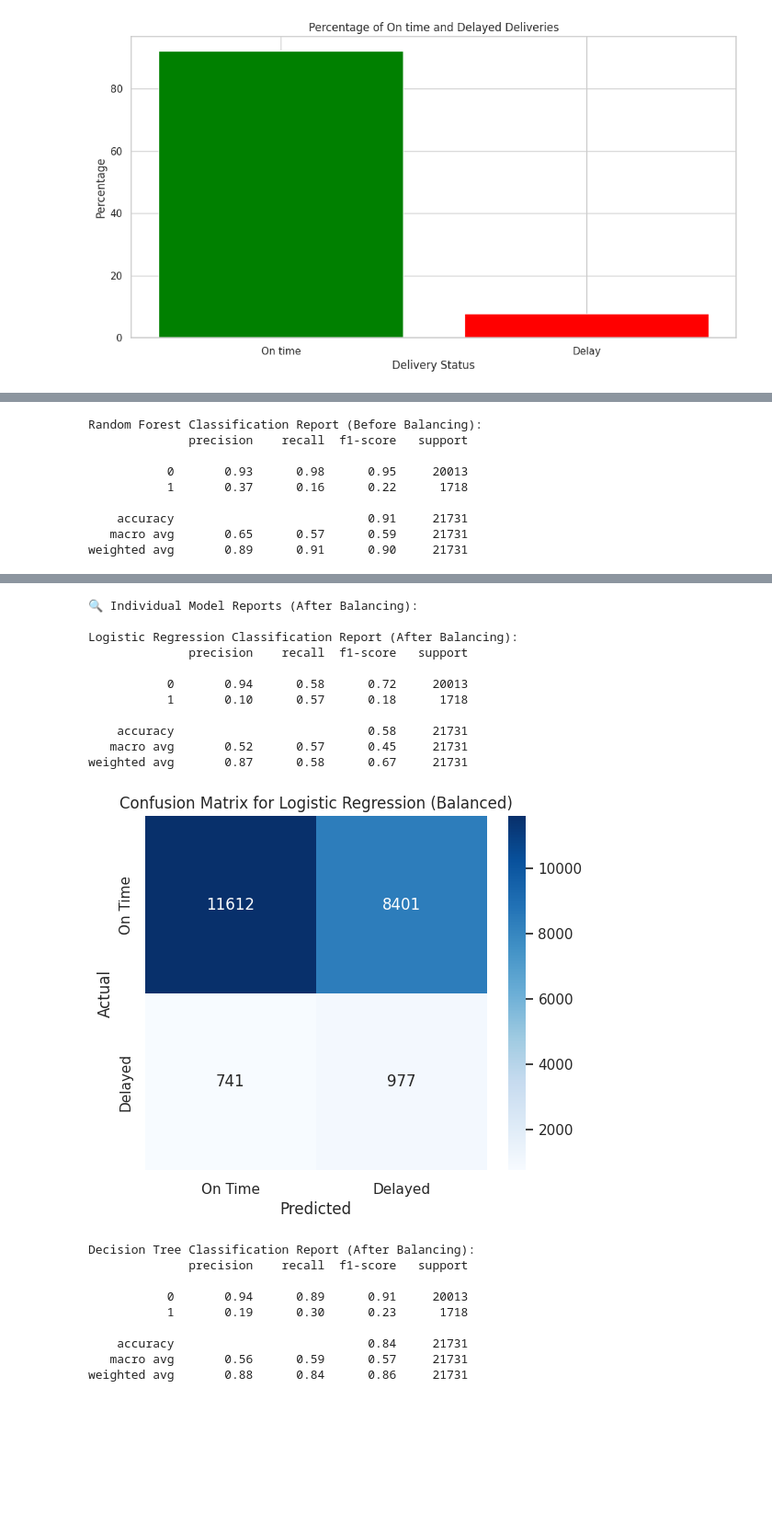
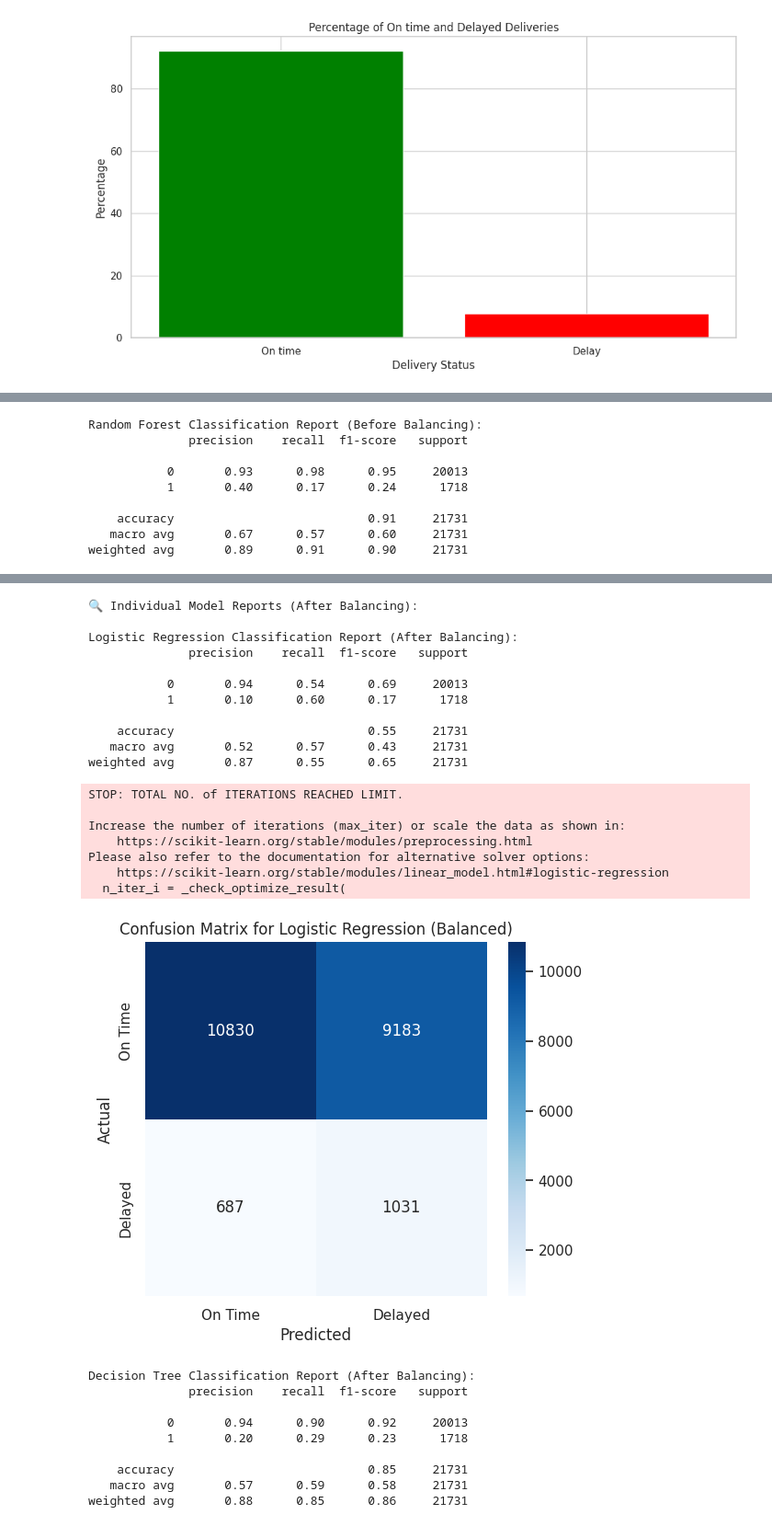
Before and after one commit to DavidRivAlm/Olist__delay_prediction_Ensemble_Project, a Jupyter notebook: Notebook/Olist_Shipping_Delay_Pipeline_Final.ipynb, the cells around one changed output, grey strips where cells are left out. Shown at 92% size. Cells and saved outputs as stored; diff of their text form; code cells hidden in the pictures; blank space fills up the shorter version.

```diff
--- a/Notebook/Olist_Shipping_Delay_Pipeline_Final.ipynb
+++ b/Notebook/Olist_Shipping_Delay_Pipeline_Final.ipynb
@@ -256,8 +272,8 @@ import matplotlib.pyplot as plt
 import joblib
 
 # ----------------------------------------
-# Define features and target variable
-X = df[['shipping_days', 'product_weight_g', 'customer_state_encoded', 'product_category_encoded']]
+# Define features and target variable (✅ seller_state_encoded included)
+X = df[['shipping_days', 'product_weight_g', 'customer_state_encoded', 'product_category_encoded', 'seller_state_encoded']]
 y = df['delay']
 
 # Split data into training and testing sets
@@ -288,7 +304,7 @@ def plot_confusion_matrix(y_true, y_pred, model_name):
     plt.ylabel('Actual')
     plt.show()
 
-# Train and evaluate each individual model without balancing first
+# Train and evaluate each individual model without balancing (optional analysis)
 print("\n🔍 Individual Model Reports (Before Balancing):")
 for name, model in models.items():
     model.fit(X_train, y_train)
@@ -308,6 +324,9 @@ for name, model in models.items():
     print(classification_report(y_test, y_pred, zero_division=0))
     plot_confusion_matrix(y_test, y_pred, f"{name} (Balanced)")
 
+    # ✅ Add accuracy to results for final comparison chart
+    results[name + " (Balanced)"] = model.score(X_test, y_test)
+
 # Create and evaluate VotingClassifier ensemble
 ensemble_model = VotingClassifier(estimators=[
     ('lr', LogisticRegression(class_weight='balanced')),
@@ -325,17 +344,28 @@ print(classification_report(y_test, y_pred_ensemble, zero_division=0))
 plot_confusion_matrix(y_test, y_pred_ensemble, "Voting Ensemble")
 
 # Compare model accuracy visually
-plt.figure(figsize=(8, 4))
+plt.figure(figsize=(10, 5))
 sns.barplot(x=list(results.keys()), y=list(results.values()), palette='Set2')
 plt.title('Model Accuracy Comparison')
 plt.ylabel('Accuracy')
 plt.ylim(0.5, 1.0)
+plt.xticks(rotation=25, ha='right')  # ✅ Rotación de texto
 plt.tight_layout()
 plt.show()
 
-# Save the ensemble model
+
+# Save all models
+joblib.dump(log_reg, 'logistic_regression_model.pkl')
+print("💾 Saved Logistic Regression model as 'logistic_regression_model.pkl'")
+
+joblib.dump(dec_tree, 'decision_tree_model.pkl')
+print("💾 Saved Decision Tree model as 'decision_tree_model.pkl'")
+
+joblib.dump(rand_forest, 'random_forest_model.pkl')
+print("💾 Saved Random Forest model as 'random_forest_model.pkl'")
+
 joblib.dump(ensemble_model, 'voting_ensemble_model.pkl')
-print("💾 Saved best model as 'voting_ensemble_model.pkl'")
+print("💾 Saved Voting Ensemble model as 'voting_ensemble_model.pkl'")
 # %% [output]
 🔍 Individual Model Reports (Before Balancing):
 
@@ -362,31 +392,38 @@ weighted avg       0.88      0.89      0.88     21731
 Random Forest Classification Report (Before Balancing):
               precision    recall  f1-score   support
 
            0       0.93      0.98      0.95     20013
-           1       0.37      0.16      0.22      1718
+           1       0.40      0.17      0.24      1718
 
     accuracy                           0.91     21731
-   macro avg       0.65      0.57      0.59     21731
+   macro avg       0.67      0.57      0.60     21731
 weighted avg       0.89      0.91      0.90     21731
 [figure]
 🔍 Individual Model Reports (After Balancing):
 
 Logistic Regression Classification Report (After Balancing):
               precision    recall  f1-score   support
 
-           0       0.94      0.58      0.72     20013
-           1       0.10      0.57      0.18      1718
+           0       0.94      0.54      0.69     20013
+           1       0.10      0.60      0.17      1718
 
-    accuracy                           0.58     21731
-   macro avg       0.52      0.57      0.45     21731
-weighted avg       0.87      0.58      0.67     21731
+    accuracy                           0.55     21731
+   macro avg       0.52      0.57      0.43     21731
+weighted avg       0.87      0.55      0.65     21731
+STOP: TOTAL NO. of ITERATIONS REACHED LIMIT.
+
+Increase the number of iterations (max_iter) or scale the data as shown in:
+    https://scikit-learn.org/stable/modules/preprocessing.html
+Please also refer to the documentation for alternative solver options:
+    https://scikit-learn.org/stable/modules/linear_model.html#logistic-regression
+  n_iter_i = _check_optimize_result(
-[figure, old version]
+[figure, new version]
-Decision Tree Classification Report (After Balancing):
-              precision    recall  f1-score   support
-
-           0       0.94      0.89      0.91     20013
-           1       0.19      0.30      0.23      1718
-
-    accuracy                           0.84     21731
-   macro avg       0.56      0.59      0.57     21731
-weighted avg       0.88      0.84      0.86     21731
+Decision Tree Classification Report (After Balancing):
+              precision    recall  f1-score   support
+
+           0       0.94      0.90      0.92     20013
+           1       0.20      0.29      0.23      1718
+
+    accuracy                           0.85     21731
+   macro avg       0.57      0.59      0.58     21731
+weighted avg       0.88      0.85      0.86     21731
```
Also changed, not shown: parts of 3 cells of this notebook.
